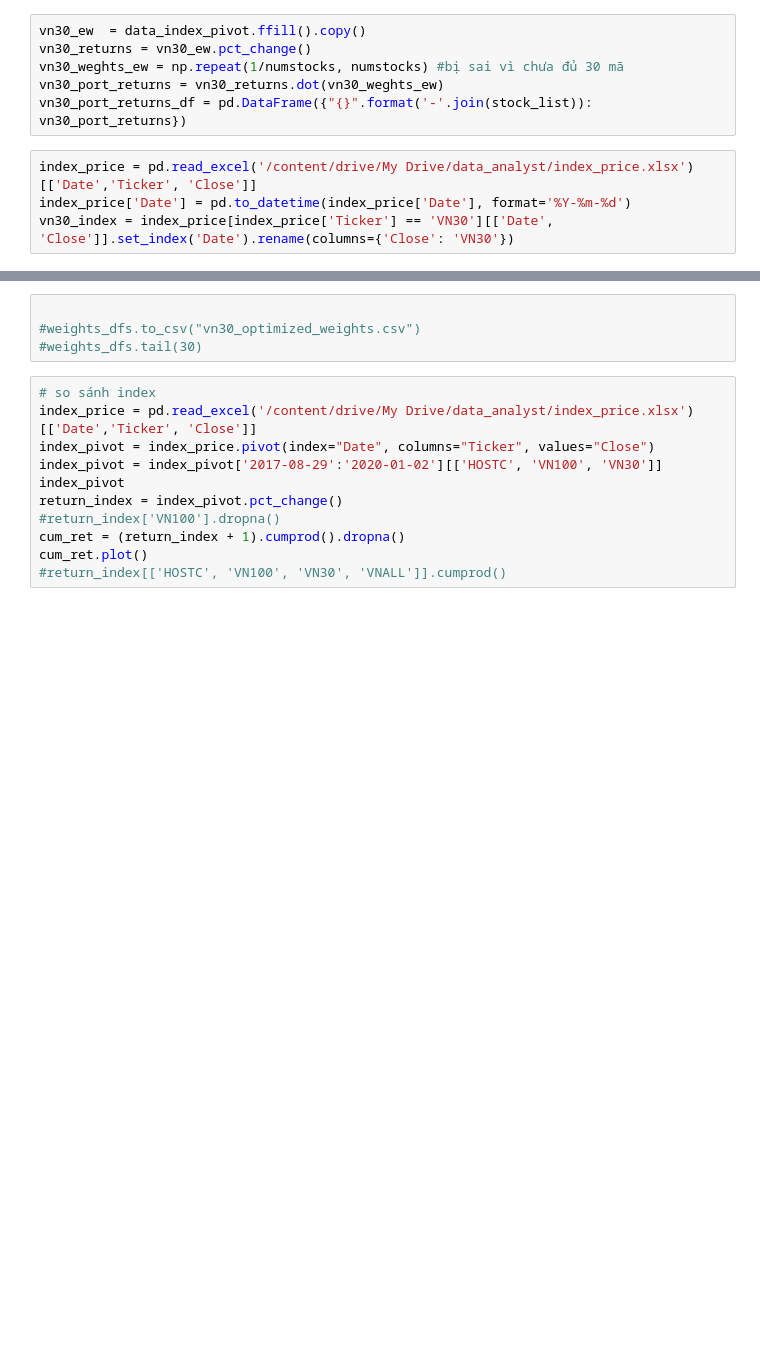
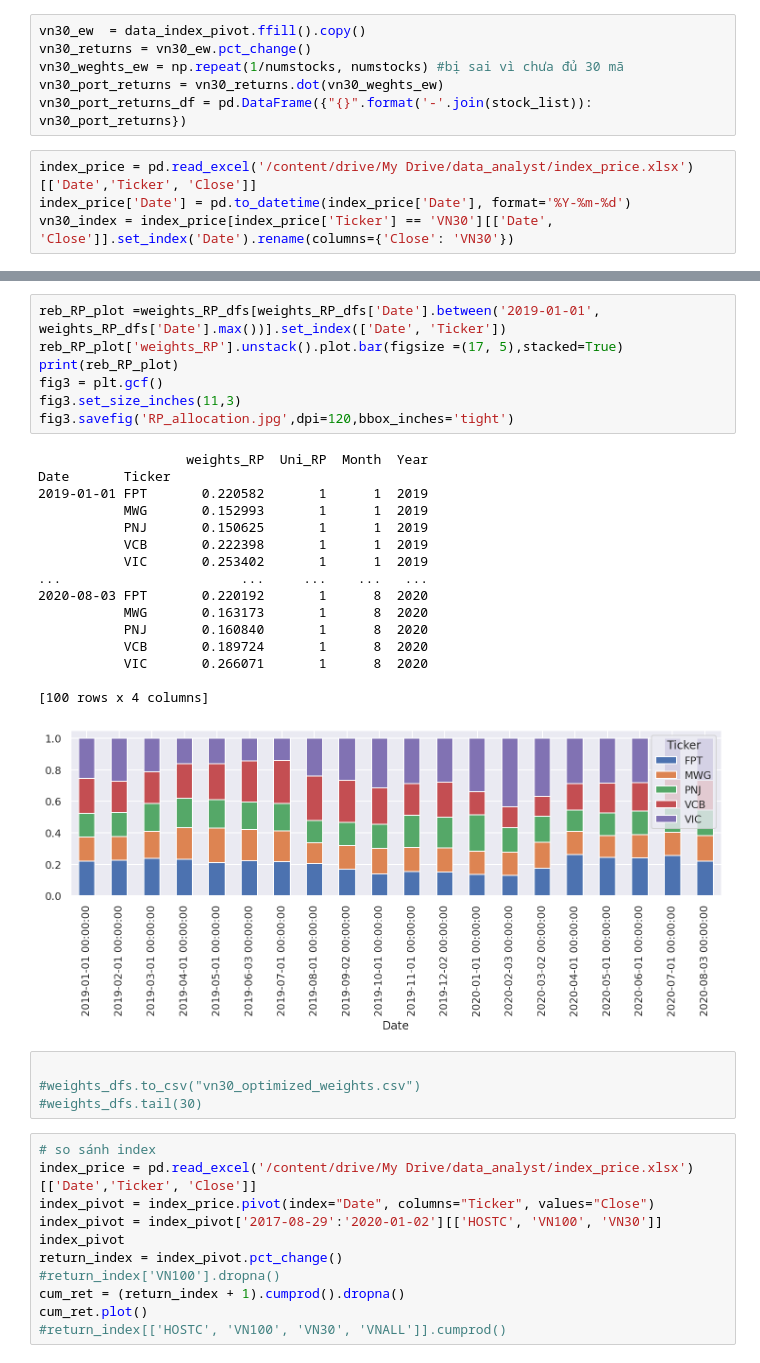
Before and after one commit to lf2foce/quant, a Jupyter notebook: markowitz_chuẩn_month.ipynb, the cells around one changed output, grey strips where cells are left out. Drawn from its saved outputs; the diff is of its cells as text; blank space fills up the shorter version.

```diff
--- a/markowitz_chuẩn_month.ipynb
+++ b/markowitz_chuẩn_month.ipynb
@@ -203,3 +223,27 @@ Date       Ticker
+# %%
+reb_RP_plot =weights_RP_dfs[weights_RP_dfs['Date'].between('2019-01-01', weights_RP_dfs['Date'].max())].set_index(['Date', 'Ticker'])
+reb_RP_plot['weights_RP'].unstack().plot.bar(figsize =(17, 5),stacked=True)
+print(reb_RP_plot)
+fig3 = plt.gcf()
+fig3.set_size_inches(11,3)
+fig3.savefig('RP_allocation.jpg',dpi=120,bbox_inches='tight')
+# %% [output]
+                   weights_RP  Uni_RP  Month  Year
+Date       Ticker
+2019-01-01 FPT       0.220582       1      1  2019
+           MWG       0.152993       1      1  2019
+           PNJ       0.150625       1      1  2019
+           VCB       0.222398       1      1  2019
+           VIC       0.253402       1      1  2019
+...                       ...     ...    ...   ...
+2020-08-03 FPT       0.220192       1      8  2020
+           MWG       0.163173       1      8  2020
+           PNJ       0.160840       1      8  2020
+           VCB       0.189724       1      8  2020
+           VIC       0.266071       1      8  2020
+
+[100 rows x 4 columns]
+[figure, added]
 # %%
 
 #weights_dfs.to_csv("vn30_optimized_weights.csv")
```
Also changed, not shown: parts of 18 cells of this notebook.
